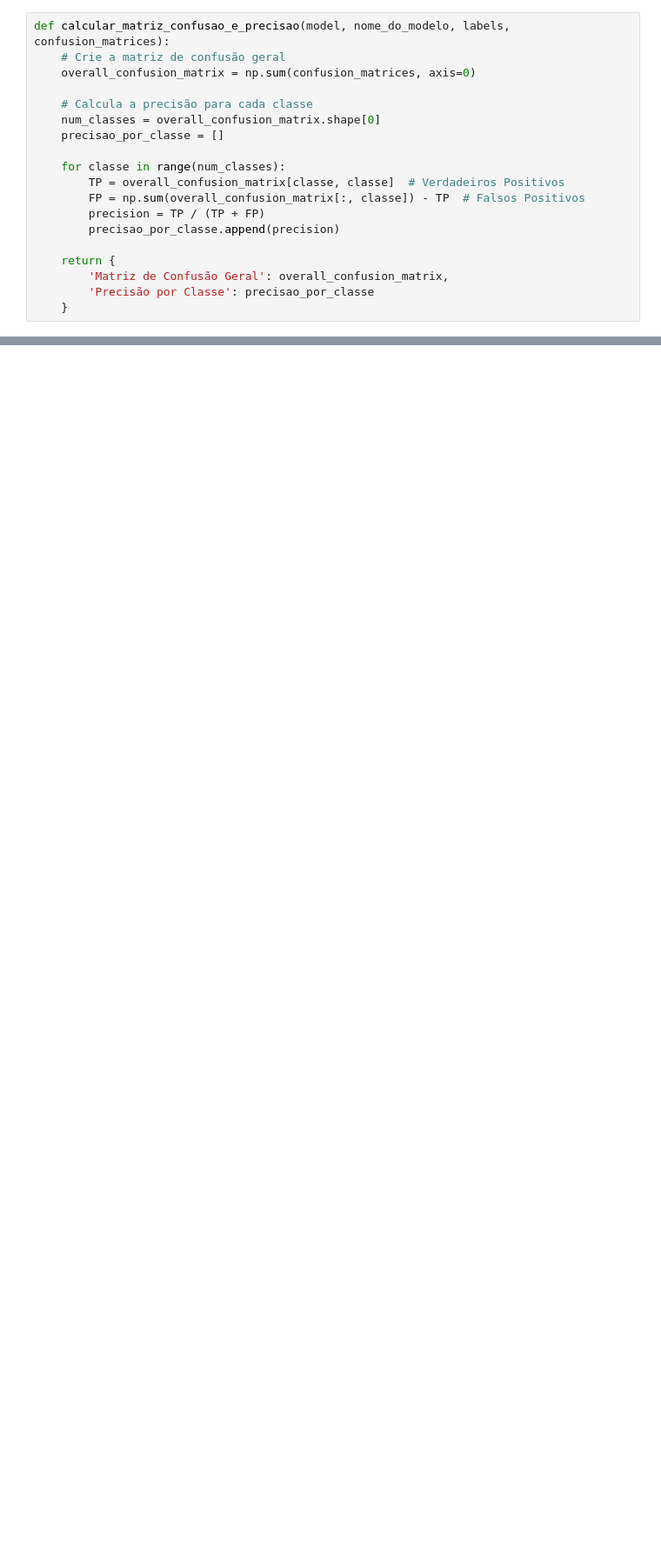
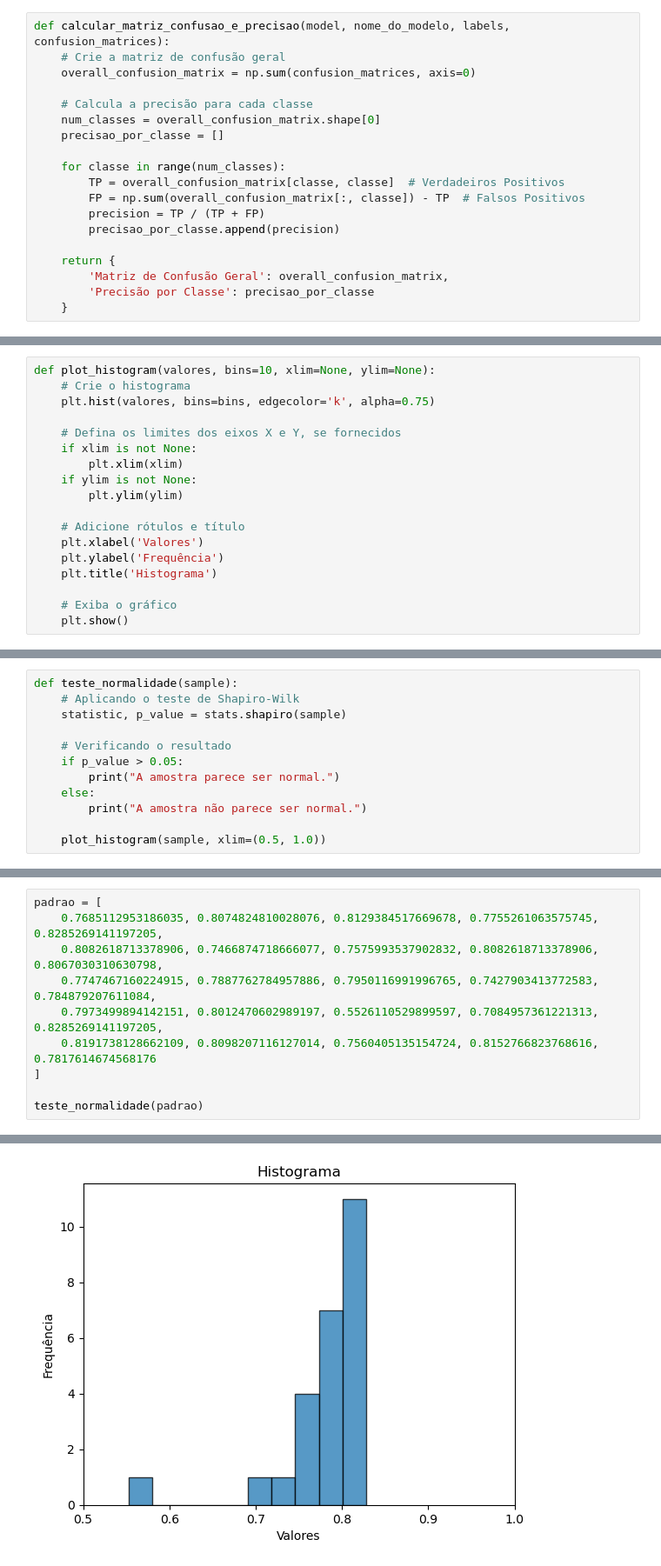
Before and after one commit to MilaMatos/Classification_Cartoons, a Jupyter notebook: Notebook.ipynb, the cells around one changed output, grey strips where cells are left out. Shown at 87% size. Cells and saved outputs as stored; diff of their text form; blank space fills up the shorter version.

```diff
--- a/Notebook.ipynb
+++ b/Notebook.ipynb
@@ -433,0 +425,18 @@ Classe 'Pica_Pau': Precisão Média = '0.5881'
+# %%
+def plot_histogram(valores, bins=10, xlim=None, ylim=None):
+    # Crie o histograma
+    plt.hist(valores, bins=bins, edgecolor='k', alpha=0.75)
+
+    # Defina os limites dos eixos X e Y, se fornecidos
+    if xlim is not None:
+        plt.xlim(xlim)
+    if ylim is not None:
+        plt.ylim(ylim)
+
+    # Adicione rótulos e título
+    plt.xlabel('Valores')
+    plt.ylabel('Frequência')
+    plt.title('Histograma')
+
+    # Exiba o gráfico
+    plt.show()
@@ -433,0 +447,12 @@ Classe 'Pica_Pau': Precisão Média = '0.5881'
+# %%
+def teste_normalidade(sample):
+    # Aplicando o teste de Shapiro-Wilk
+    statistic, p_value = stats.shapiro(sample)
+
+    # Verificando o resultado
+    if p_value > 0.05:
+        print("A amostra parece ser normal.")
+    else:
+        print("A amostra não parece ser normal.")
+
+    plot_histogram(sample, xlim=(0.5, 1.0))
@@ -433,0 +461,11 @@ Classe 'Pica_Pau': Precisão Média = '0.5881'
+# %%
+padrao = [
+    0.7685112953186035, 0.8074824810028076, 0.8129384517669678, 0.7755261063575745, 0.8285269141197205,
+    0.8082618713378906, 0.7466874718666077, 0.7575993537902832, 0.8082618713378906, 0.8067030310630798,
+    0.7747467160224915, 0.7887762784957886, 0.7950116991996765, 0.7427903413772583, 0.784879207611084,
+    0.7973499894142151, 0.8012470602989197, 0.5526110529899597, 0.7084957361221313, 0.8285269141197205,
+    0.8191738128662109, 0.8098207116127014, 0.7560405135154724, 0.8152766823768616, 0.7817614674568176
+]
+
+teste_normalidade(padrao)
+# %% [output]
@@ -433,0 +473 @@ Classe 'Pica_Pau': Precisão Média = '0.5881'
+[figure, added]
```
Also changed, not shown: parts of 26 cells of this notebook.
